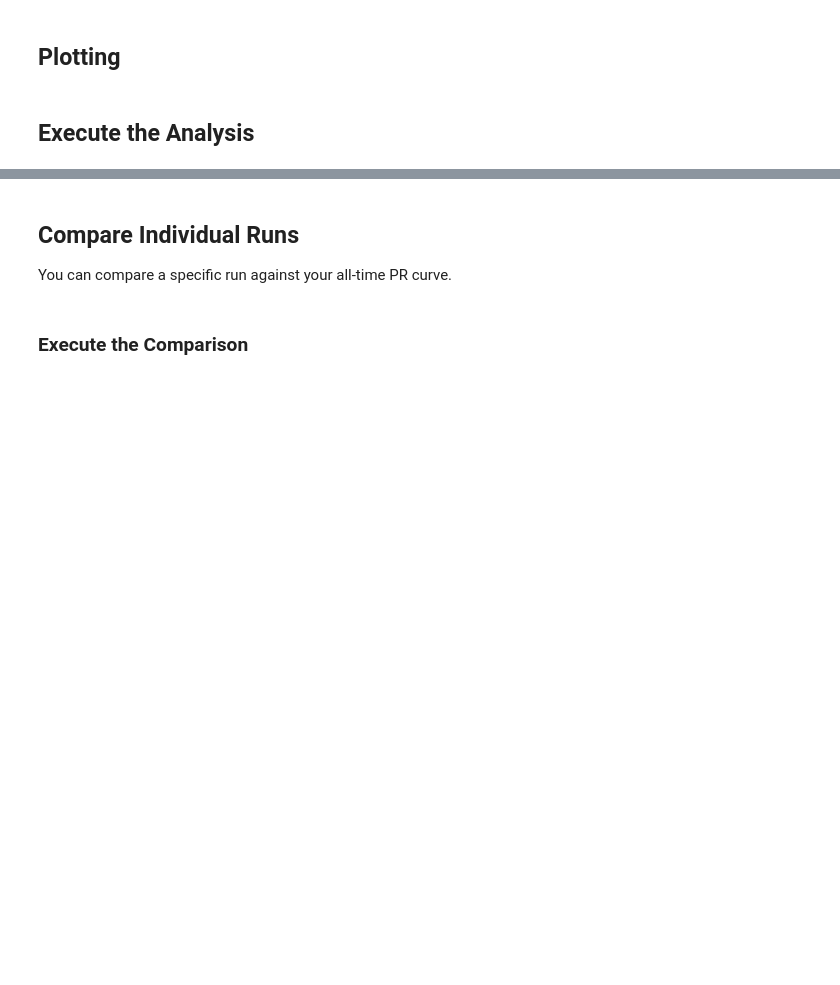
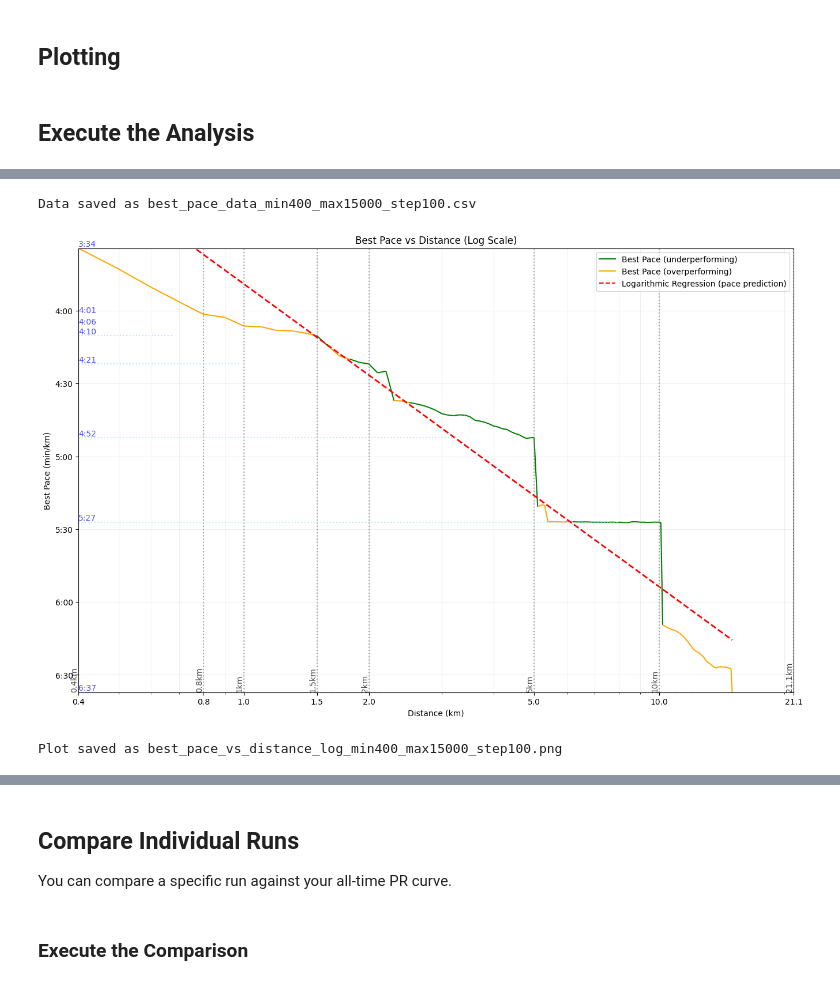
Before and after one commit to FdiLmr/Strava_stuff, a Jupyter notebook: pr_analysis.ipynb, the cells around one changed output, grey strips where cells are left out. Saved outputs shown, nothing was run; the diff lists cells and outputs as text; code cells hidden in the pictures; blank space fills up the shorter version.

```diff
--- a/pr_analysis.ipynb
+++ b/pr_analysis.ipynb
@@ -601,3 +666,37 @@ Plot saved as best_pace_vs_distance_min100_max22000_step100.png
+# %%
+def format_pace_df(pace_seconds_per_km):
+    if np.isinf(pace_seconds_per_km) or np.isnan(pace_seconds_per_km):
+        return "N/A"
+    minutes, seconds = divmod(int(pace_seconds_per_km), 60)
+    return f"{minutes}:{seconds:02d}"
+
+# Create DataFrame
+df = pd.DataFrame({
+    'distance': distances,
+    'best_pace': best_paces,
+    'regression_curve': regression_curve
+})
+
+# Add formatted pace columns
+df['best_pace_formatted'] = df['best_pace'].apply(format_pace_df)
+df['regression_curve_formatted'] = df['regression_curve'].apply(format_pace_df)
+
+# Ensure output folder exists
+output_folder = 'output'
+if not os.path.exists(output_folder):
+    os.makedirs(output_folder)
+
+# Save the data to a CSV file with parameters in the filename
+csv_filename = os.path.join(output_folder, f'best_pace_data_min{MIN_DISTANCE}_max{MAX_DISTANCE}_step{STEP}.csv')
+df.to_csv(csv_filename, index=False)
+print(f"Data saved as {csv_filename}")
+
+# Plot and save the graph
+plot_best_pace_vs_distance(distances, best_paces, regression_curve, MIN_DISTANCE, MAX_DISTANCE, STEP)
+# %% [output]
+Data saved as best_pace_data_min400_max15000_step100.csv
+[figure, added]
+Plot saved as best_pace_vs_distance_log_min400_max15000_step100.png
 # %%
 #To load and use the saved data in future sessions, you can do:
 import pandas as pd
```
Also changed, not shown: parts of 9 cells of this notebook, 2 other files.
